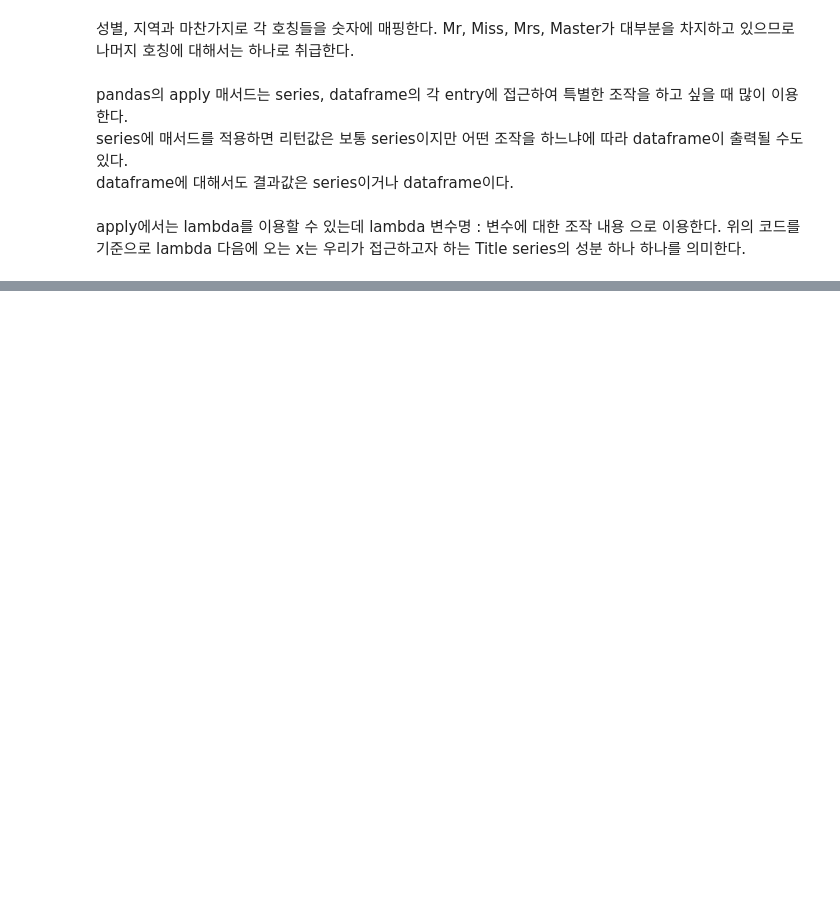
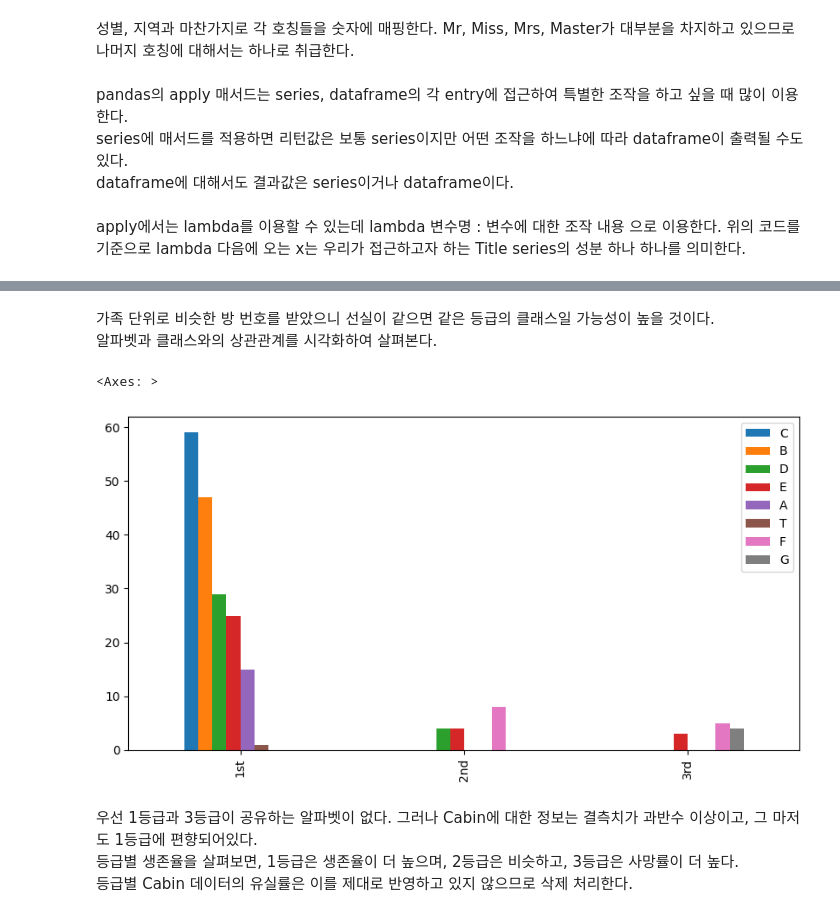
Before and after one commit to Hyeonjun-Heo/Titanic, a Jupyter notebook: tytanic-model.ipynb, the cells around one changed output, grey strips where cells are left out. Saved outputs shown, nothing was run; the diff lists cells and outputs as text; code cells hidden in the pictures; blank space fills up the shorter version.

```diff
--- a/tytanic-model.ipynb
+++ b/tytanic-model.ipynb
@@ -374,0 +403,21 @@ bar_chart('Title')
+# %%
+train['Cabin'] = train['Cabin'].str[:1]
+# %% [markdown]
+가족 단위로 비슷한 방 번호를 받았으니 선실이 같으면 같은 등급의 클래스일 가능성이 높을 것이다.
+알파벳과 클래스와의 상관관계를 시각화하여 살펴본다.
+# %%
+class_list = []
+for i in range(1,4):
+    a = train[train['Pclass'] == i]['Cabin'].value_counts()
+    class_list.append(a)
+
+df = pd.DataFrame(class_list)
+df.index = ['1st', '2nd', '3rd']
+df.plot(kind='bar', figsize=(10,5))
+# %% [output]
+<Axes: >
+[figure, added]
+# %% [markdown]
+우선 1등급과 3등급이 공유하는 알파벳이 없다. 그러나 Cabin에 대한 정보는 결측치가 과반수 이상이고, 그 마저도 1등급에 편향되어있다.
+등급별 생존율을 살펴보면, 1등급은 생존율이 더 높으며, 2등급은 비슷하고, 3등급은 사망률이 더 높다.
+등급별 Cabin 데이터의 유실률은 이를 제대로 반영하고 있지 않으므로 삭제 처리한다.
```
Also changed, not shown: parts of 53 cells of this notebook, 1 other file.
